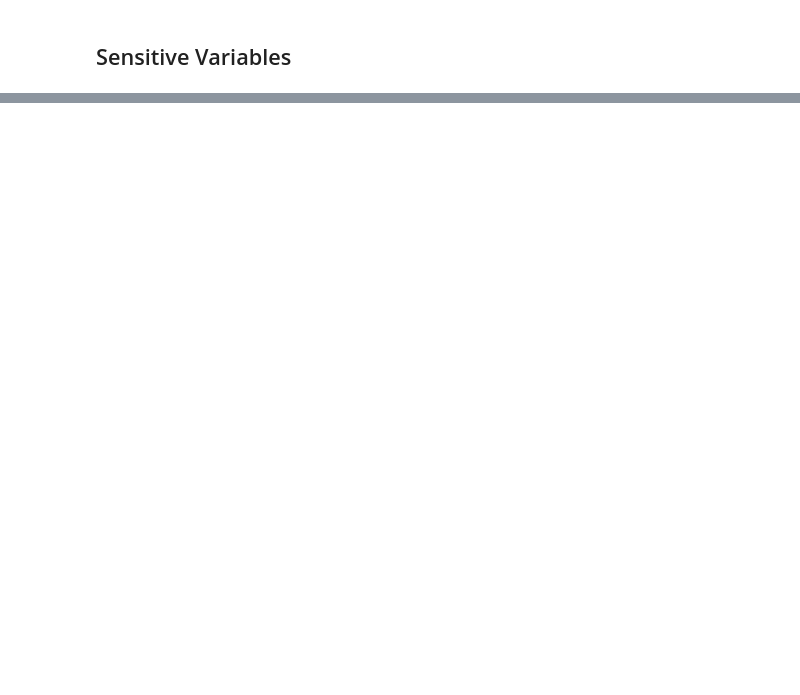
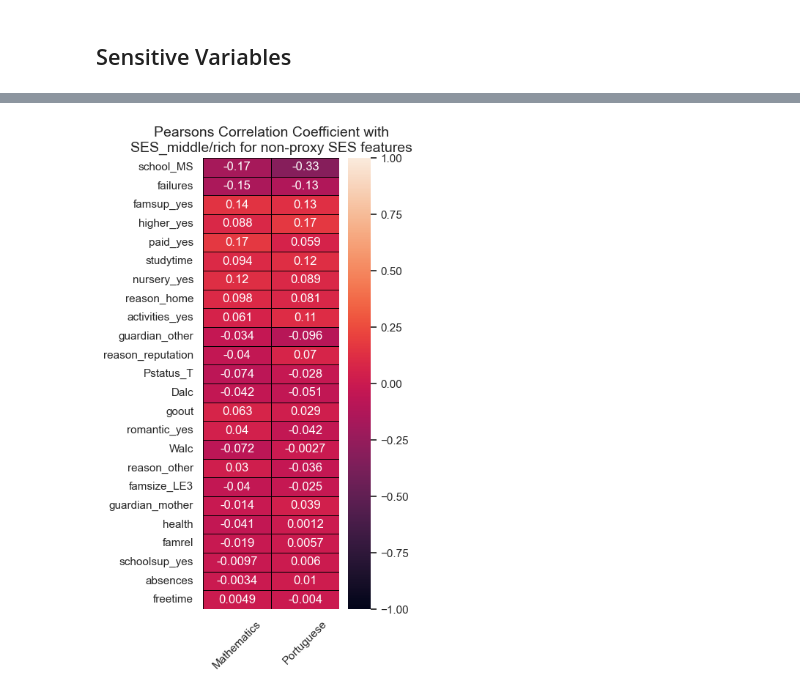
Before and after one commit to CasperAntonPoulsen/AlgoFainessExam, a Jupyter notebook: src/EDA.ipynb, the cells around one changed output, grey strips where cells are left out. Drawn from its saved outputs; the diff is of its cells as text; code cells hidden in the pictures; blank space fills up the shorter version.

```diff
--- a/src/EDA.ipynb
+++ b/src/EDA.ipynb
@@ -258,0 +220,11 @@ plt.show()
+# %%
+# Plot results
+fig, ax = plt.subplots(1, 1, figsize=(3, 8))
+sns.set(font_scale=1.0)
+sns.heatmap(pd.DataFrame(df_corr), annot=True, vmin=-1, vmax=1, cmap="rocket", linewidths=0.5, linecolor="black", ax=ax)
+ax.set_title("Pearsons Correlation Coefficient with\nSES_middle/rich for non-proxy SES features", fontsize=14)
+ax.set_xticks([0.5, 1.5], ["Mathematics", "Portuguese"], rotation=45) # remove xticks
+plt.savefig(f"plots/SES_corr_with_non_proxy_features.png", dpi=300, transparent=True, bbox_inches="tight")
+plt.show()
+# %% [output]
+[figure, added]
```
Also changed, not shown: parts of 39 cells of this notebook, 4 other files.
